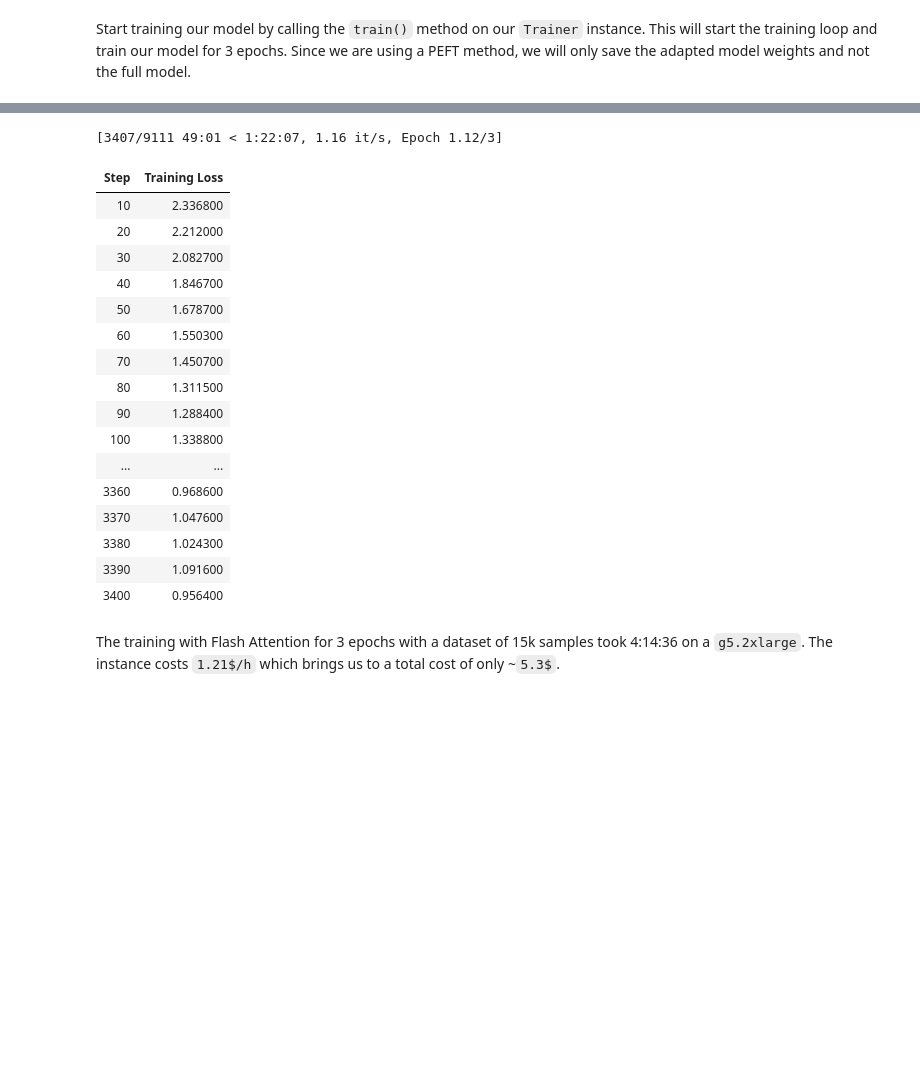
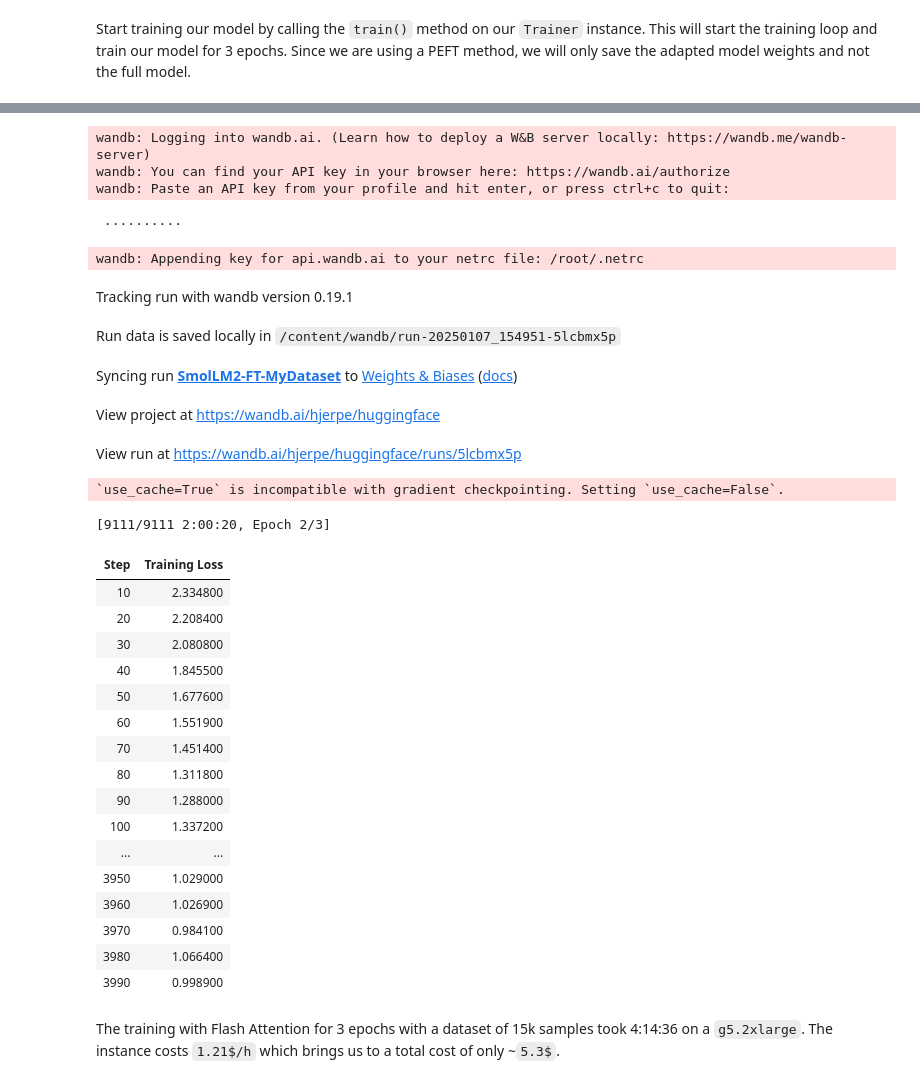
Before and after one commit to hjerpe/smol-course, a Jupyter notebook: 3_parameter_efficient_finetuning/notebooks/finetune_sft_peft.ipynb, the cells around one changed output, grey strips where cells are left out. Drawn from its saved outputs; the diff is of its cells as text; code cells hidden in the pictures; blank space fills up the shorter version.

```diff
--- a/3_parameter_efficient_finetuning/notebooks/finetune_sft_peft.ipynb
+++ b/3_parameter_efficient_finetuning/notebooks/finetune_sft_peft.ipynb
@@ -346,4 +346,6 @@ trainer.train()
 
 # save model
 trainer.save_model()
+if os.getenv("HF_TOKEN"):
+    trainer.push_to_hub(tags=finetune_tags)
 # %% [output]
@@ -350,21 +353,32 @@ trainer.save_model()
-[3407/9111 49:01 < 1:22:07, 1.16 it/s, Epoch 1.12/3]
+wandb: Logging into wandb.ai. (Learn how to deploy a W&B server locally: https://wandb.me/wandb-server)
+wandb: You can find your API key in your browser here: https://wandb.ai/authorize
+wandb: Paste an API key from your profile and hit enter, or press ctrl+c to quit:
+ ··········
+wandb: Appending key for api.wandb.ai to your netrc file: /root/.netrc
+Tracking run with wandb version 0.19.1
+Run data is saved locally in /content/wandb/run-20250107_154951-5lcbmx5p
+Syncing run SmolLM2-FT-MyDataset to Weights & Biases (docs)
+View project at https://wandb.ai/hjerpe/huggingface
+View run at https://wandb.ai/hjerpe/huggingface/runs/5lcbmx5p
+`use_cache=True` is incompatible with gradient checkpointing. Setting `use_cache=False`.
+[9111/9111 2:00:20, Epoch 2/3]
 | Step | Training Loss |
-| 10 | 2.336800 |
-| 20 | 2.212000 |
-| 30 | 2.082700 |
-| 40 | 1.846700 |
-| 50 | 1.678700 |
-| 60 | 1.550300 |
-| 70 | 1.450700 |
-| 80 | 1.311500 |
-| 90 | 1.288400 |
-| 100 | 1.338800 |
+| 10 | 2.334800 |
+| 20 | 2.208400 |
+| 30 | 2.080800 |
+| 40 | 1.845500 |
+| 50 | 1.677600 |
+| 60 | 1.551900 |
+| 70 | 1.451400 |
+| 80 | 1.311800 |
+| 90 | 1.288000 |
+| 100 | 1.337200 |
 | ... | ... |
-| 3360 | 0.968600 |
-| 3370 | 1.047600 |
-| 3380 | 1.024300 |
-| 3390 | 1.091600 |
-| 3400 | 0.956400 |
+| 3950 | 1.029000 |
+| 3960 | 1.026900 |
+| 3970 | 0.984100 |
+| 3980 | 1.066400 |
+| 3990 | 0.998900 |
 # %% [markdown]
 The training with Flash Attention for 3 epochs with a dataset of 15k samples took 4:14:36 on a `g5.2xlarge`. The instance costs `1.21$/h` which brings us to a total cost of only ~`5.3$`.
 # %% [markdown]
```
Also changed, not shown: parts of 7 cells of this notebook.
